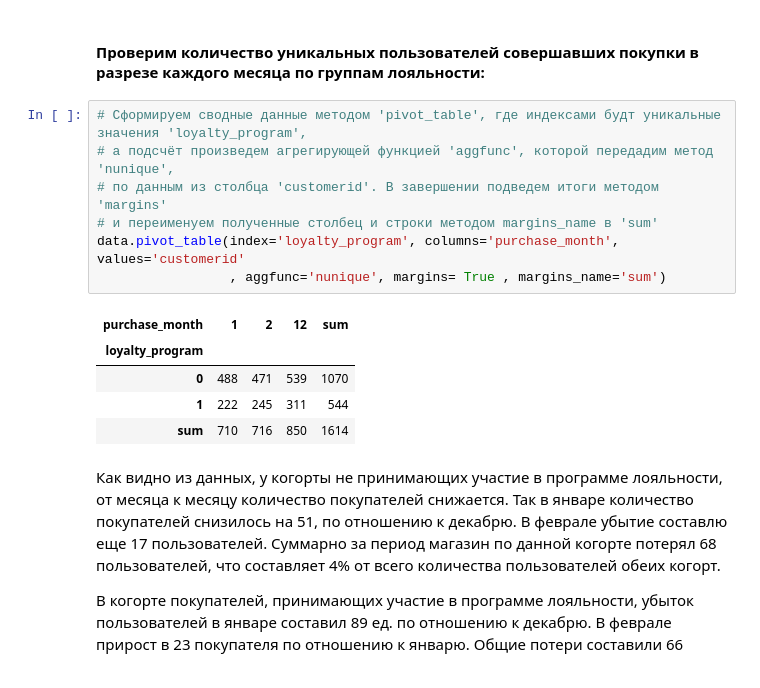
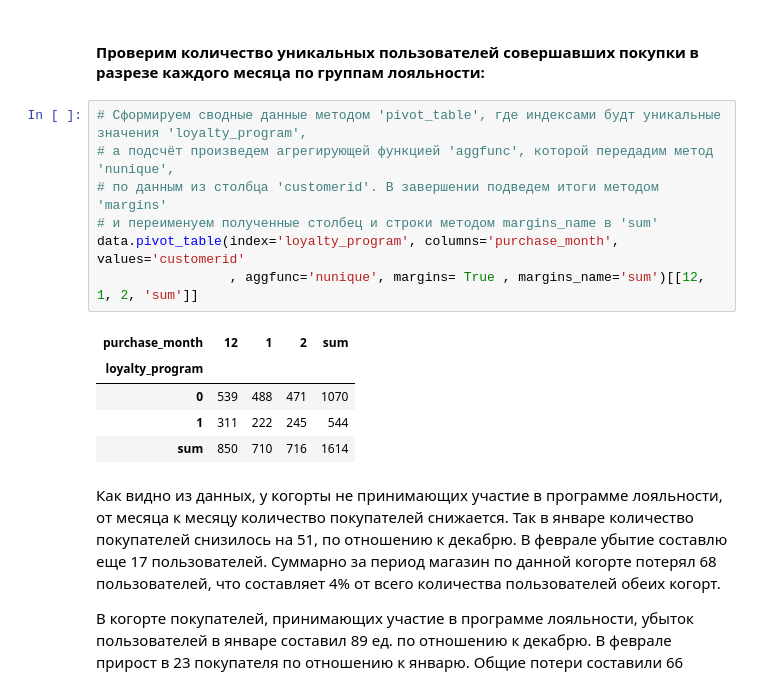
Before and after one commit to PioneerProject/Retail-Loyalty-Program-Analysis, a Jupyter notebook: Retail_Loyalty_Program_Analysis.ipynb, the cells around one changed output. Saved outputs shown, nothing was run; the diff lists cells and outputs as text.

```diff
--- a/Retail_Loyalty_Program_Analysis.ipynb
+++ b/Retail_Loyalty_Program_Analysis.ipynb
@@ -948,16 +948,16 @@ print('Количество уникальных пользователей пр
 # %%
 # Сформируем сводные данные методом 'pivot_table', где индексами будт уникальные значения 'loyalty_program',
 # а подсчёт произведем агрегирующей функцией 'aggfunc', которой передадим метод 'nunique',
 # по данным из столбца 'customerid'. В завершении подведем итоги методом 'margins'
 # и переименуем полученные столбец и строки методом margins_name в 'sum'
 data.pivot_table(index='loyalty_program', columns='purchase_month', values='customerid'
-                 , aggfunc='nunique', margins= True , margins_name='sum')
+                 , aggfunc='nunique', margins= True , margins_name='sum')[[12, 1, 2, 'sum']]
 # %% [output]
-| purchase_month | 1 | 2 | 12 | sum |
+| purchase_month | 12 | 1 | 2 | sum |
 | loyalty_program |  |  |  |  |
-| 0 | 488 | 471 | 539 | 1070 |
-| 1 | 222 | 245 | 311 | 544 |
-| sum | 710 | 716 | 850 | 1614 |
+| 0 | 539 | 488 | 471 | 1070 |
+| 1 | 311 | 222 | 245 | 544 |
+| sum | 850 | 710 | 716 | 1614 |
 # %% [markdown]
 Как видно из данных, у когорты не принимающих участие в программе лояльности, от месяца к месяцу количество покупателей снижается. Так в январе количество покупателей снизилось на 51, по отношению к декабрю. В феврале убытие составлю еще 17 пользователей. Суммарно за период магазин по данной когорте потерял 68 пользователей, что составляет 4% от всего количества пользователей обеих когорт.
 
```
Also changed, not shown: parts of 18 cells of this notebook, 1 other file.
